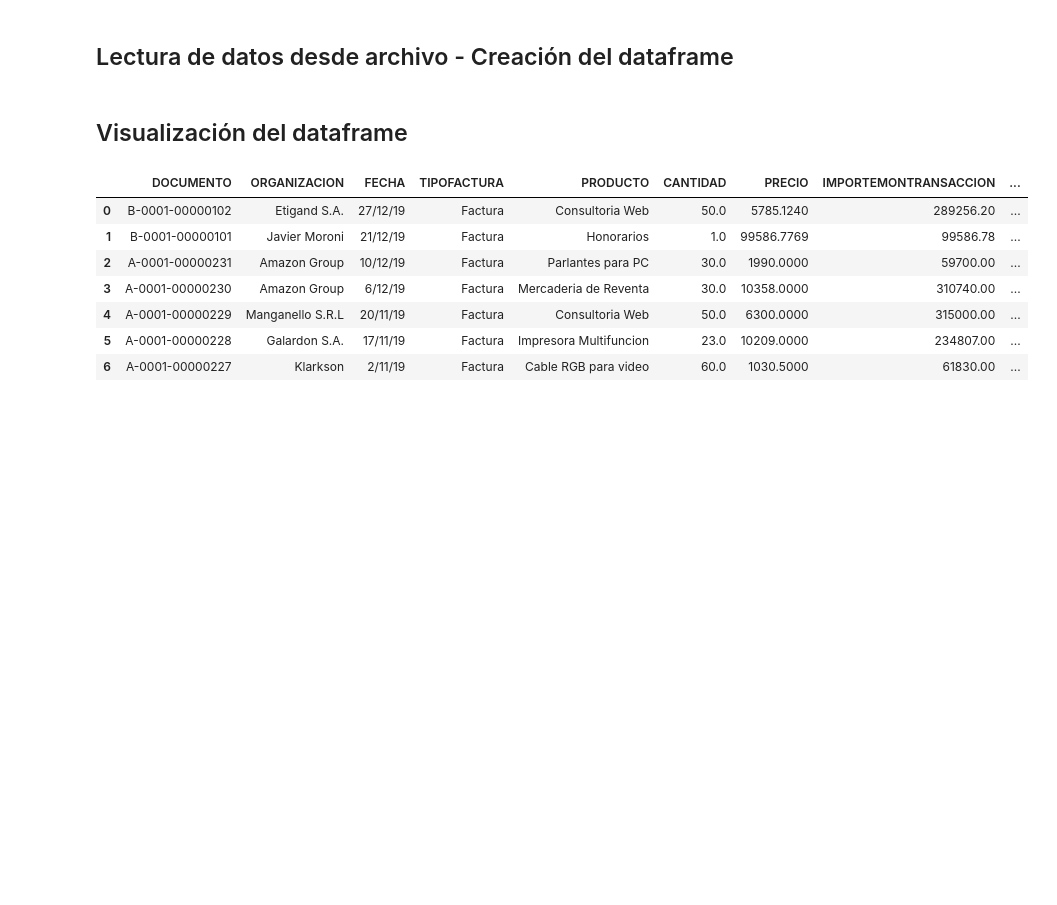
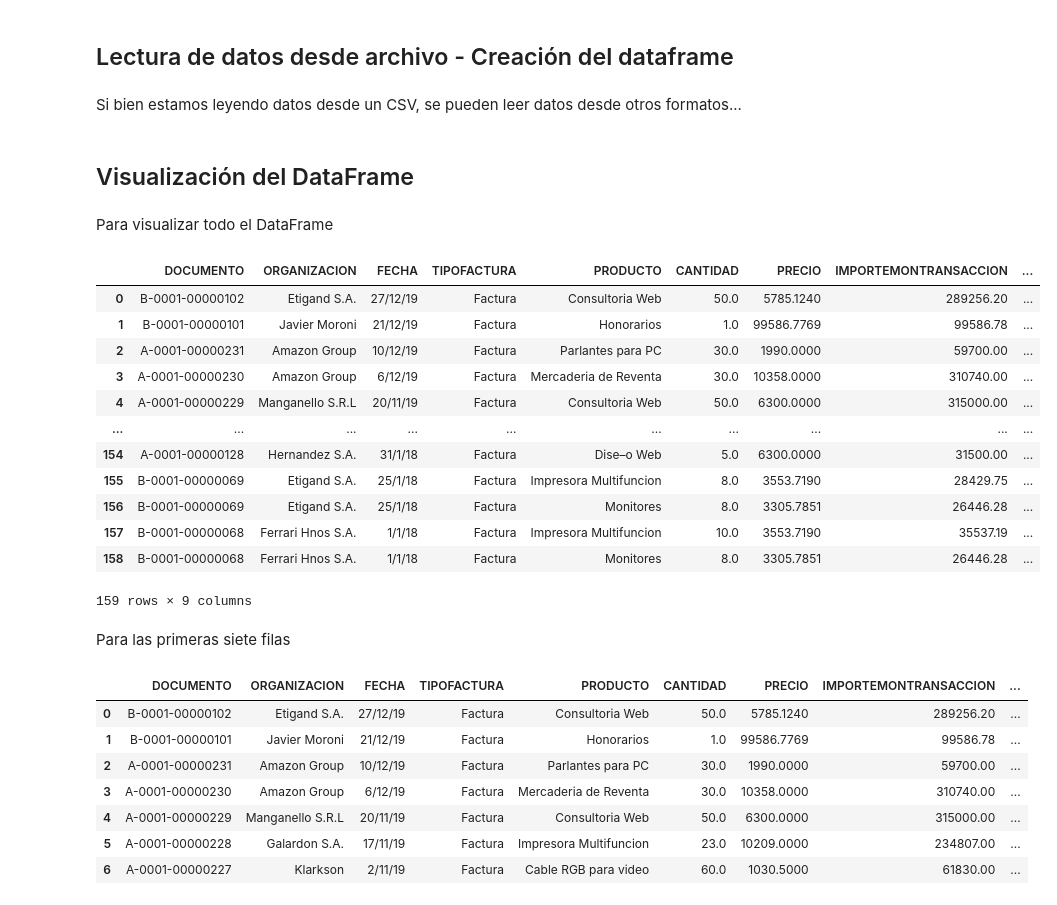
Before and after one commit to LucaAPiattelli/Diplomatura_Business_Analytics_UDA, a Jupyter notebook: Modulo_07_Introduccion_a_Python/BA_Pandas_01.ipynb, the cells around one changed output. Drawn from its saved outputs; the diff is of its cells as text; code cells hidden in the pictures; blank space fills up the shorter version.

```diff
--- a/Modulo_07_Introduccion_a_Python/BA_Pandas_01.ipynb
+++ b/Modulo_07_Introduccion_a_Python/BA_Pandas_01.ipynb
@@ -28,5 +39,27 @@ ventas = pd.read_csv(datos_url) #los datos están separados por comas
+# %% [markdown]
+Si bien estamos leyendo datos desde un CSV, se pueden leer datos desde otros formatos...
 # %% [markdown]
-## Visualización del dataframe
+## Visualización del DataFrame
+# %% [markdown]
+Para visualizar todo el DataFrame
+# %%
+ventas
+# %% [output]
+|  | DOCUMENTO | ORGANIZACION | FECHA | TIPOFACTURA | PRODUCTO | CANTIDAD | PRECIO | IMPORTEMONTRANSACCION | ... |
+| 0 | B-0001-00000102 | Etigand S.A. | 27/12/19 | Factura | Consultoria Web | 50.0 | 5785.1240 | 289256.20 | ... |
+| 1 | B-0001-00000101 | Javier Moroni | 21/12/19 | Factura | Honorarios | 1.0 | 99586.7769 | 99586.78 | ... |
+| 2 | A-0001-00000231 | Amazon Group | 10/12/19 | Factura | Parlantes para PC | 30.0 | 1990.0000 | 59700.00 | ... |
+| 3 | A-0001-00000230 | Amazon Group | 6/12/19 | Factura | Mercaderia de Reventa | 30.0 | 10358.0000 | 310740.00 | ... |
+| 4 | A-0001-00000229 | Manganello S.R.L | 20/11/19 | Factura | Consultoria Web | 50.0 | 6300.0000 | 315000.00 | ... |
+| ... | ... | ... | ... | ... | ... | ... | ... | ... | ... |
+| 154 | A-0001-00000128 | Hernandez S.A. | 31/1/18 | Factura | Dise–o Web | 5.0 | 6300.0000 | 31500.00 | ... |
+| 155 | B-0001-00000069 | Etigand S.A. | 25/1/18 | Factura | Impresora Multifuncion | 8.0 | 3553.7190 | 28429.75 | ... |
+| 156 | B-0001-00000069 | Etigand S.A. | 25/1/18 | Factura | Monitores | 8.0 | 3305.7851 | 26446.28 | ... |
+| 157 | B-0001-00000068 | Ferrari Hnos S.A. | 1/1/18 | Factura | Impresora Multifuncion | 10.0 | 3553.7190 | 35537.19 | ... |
+| 158 | B-0001-00000068 | Ferrari Hnos S.A. | 1/1/18 | Factura | Monitores | 8.0 | 3305.7851 | 26446.28 | ... |
+159 rows × 9 columns
+# %% [markdown]
+Para las primeras siete filas
 # %%
 ventas.head(7) #vista del dataframe
 # %% [output]
```
Also changed, not shown: parts of 56 cells of this notebook.
